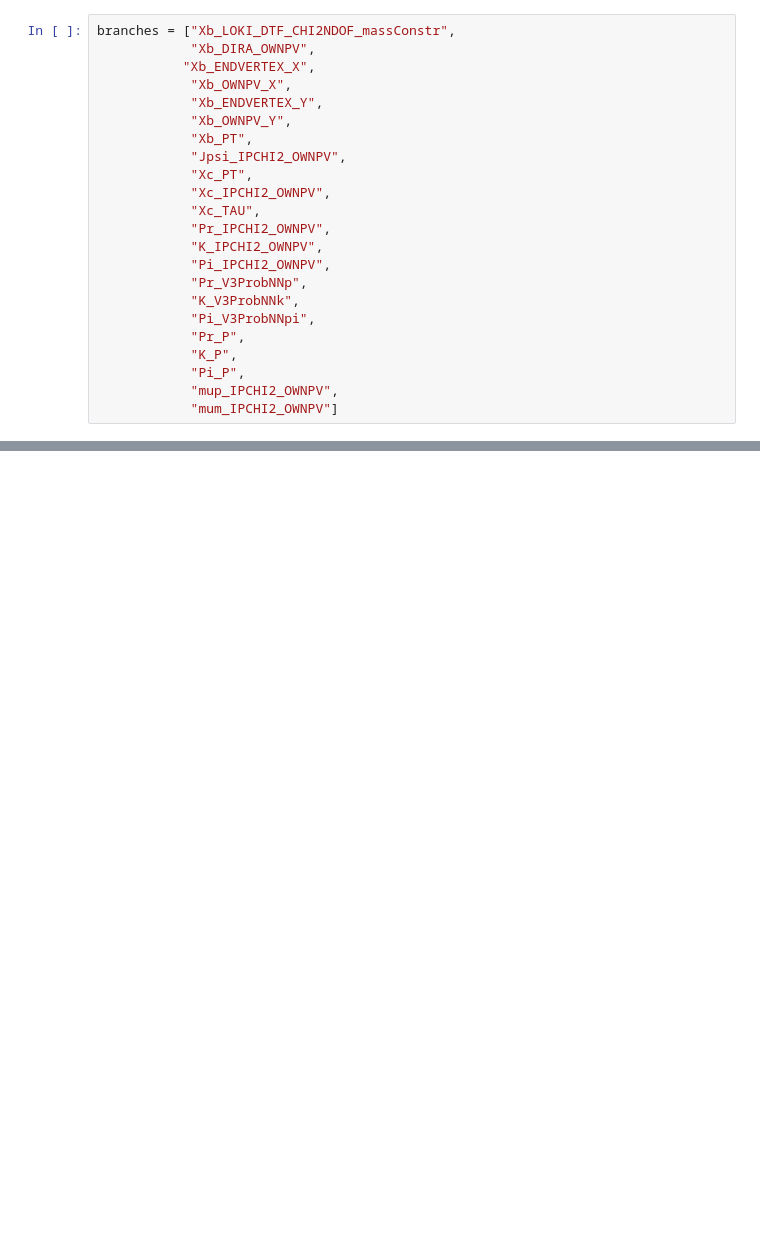
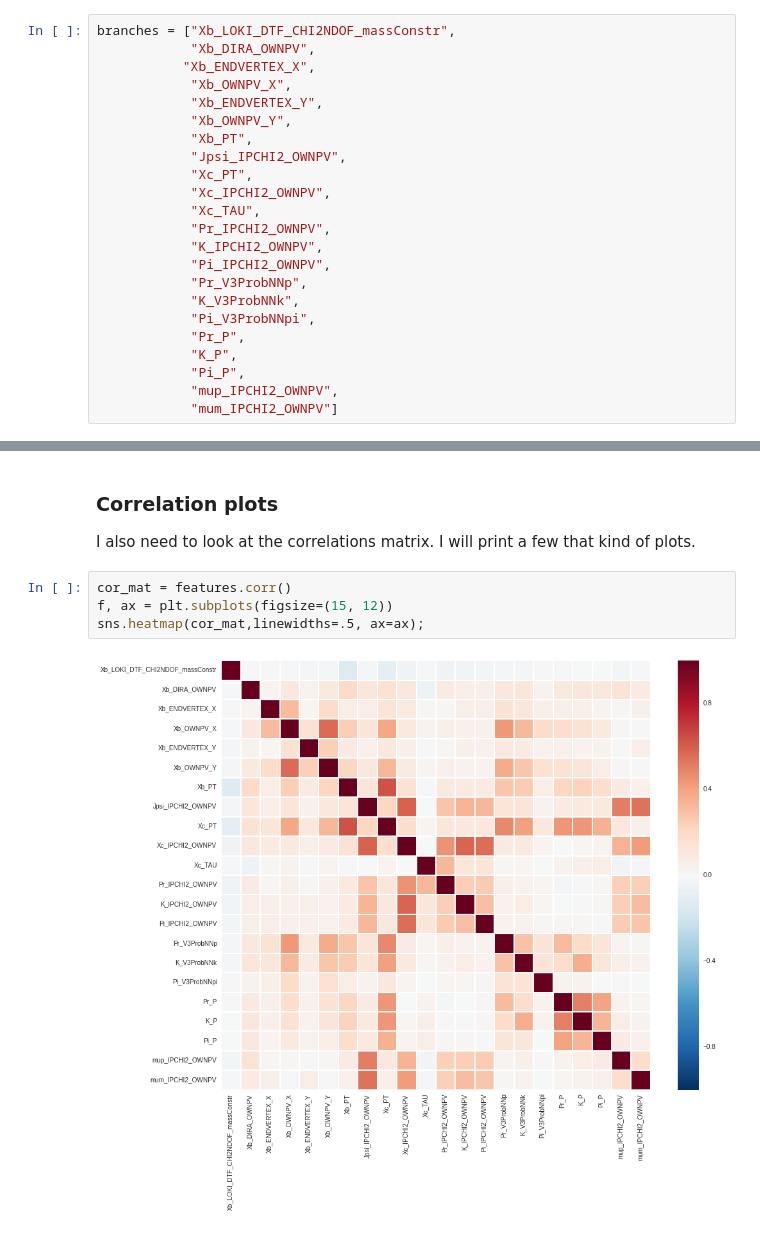
Before and after one commit to adendek/Xibc, a Jupyter notebook: MachineLearning/Xibc2JpisLc/sklearn/BDT-XGboost.ipynb, the cells around one changed output, grey strips where cells are left out. Saved outputs shown, nothing was run; the diff lists cells and outputs as text; blank space fills up the shorter version.

```diff
--- a/MachineLearning/Xibc2JpisLc/sklearn/BDT-XGboost.ipynb
+++ b/MachineLearning/Xibc2JpisLc/sklearn/BDT-XGboost.ipynb
@@ -127,0 +147,10 @@ print_features_histograms(features, target)
+# %% [markdown]
+### Correlation plots
+I also need to look at the correlations matrix.
+I will print a few that kind of plots.
+# %%
+cor_mat = features.corr()
+f, ax = plt.subplots(figsize=(15, 12))
+sns.heatmap(cor_mat,linewidths=.5, ax=ax);
+# %% [output]
+[figure, added]
```
Also changed, not shown: parts of 25 cells of this notebook, 4 other files.
